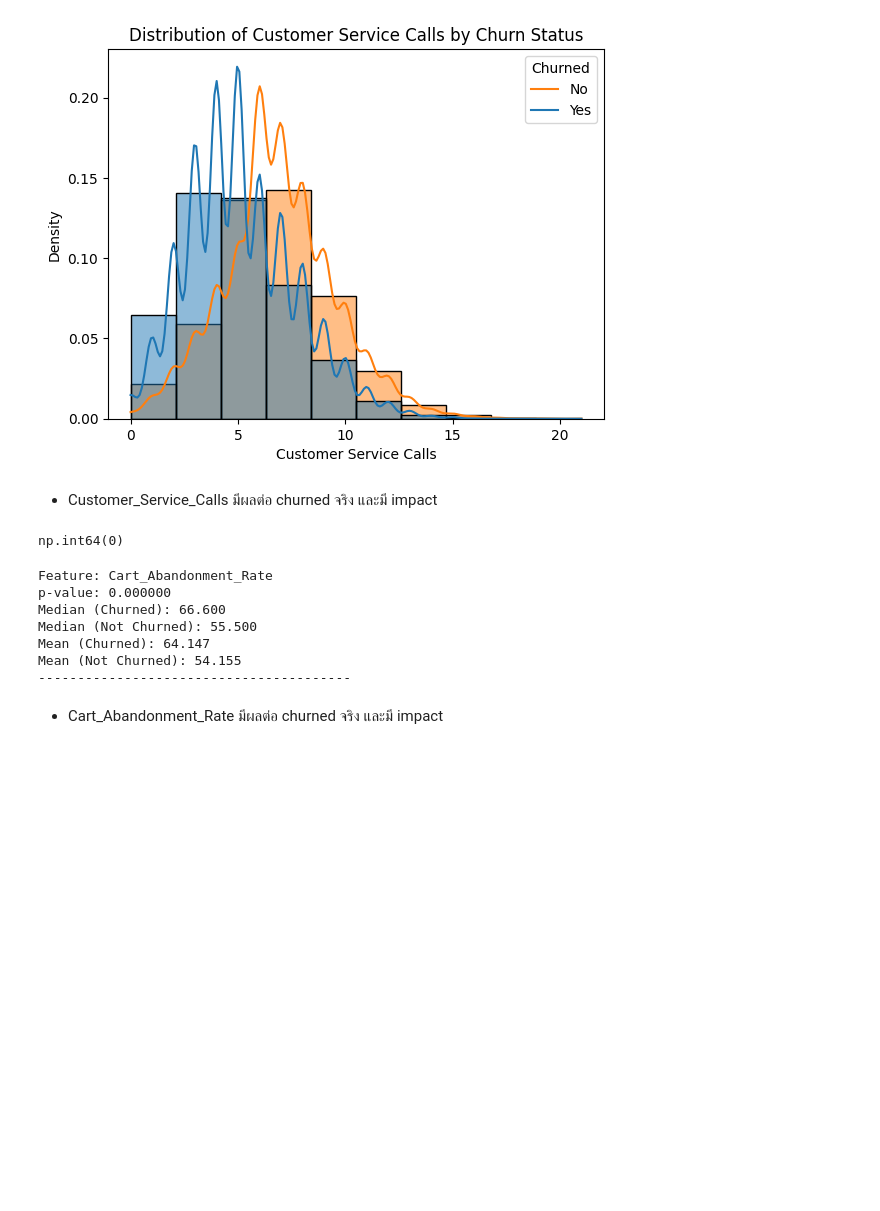
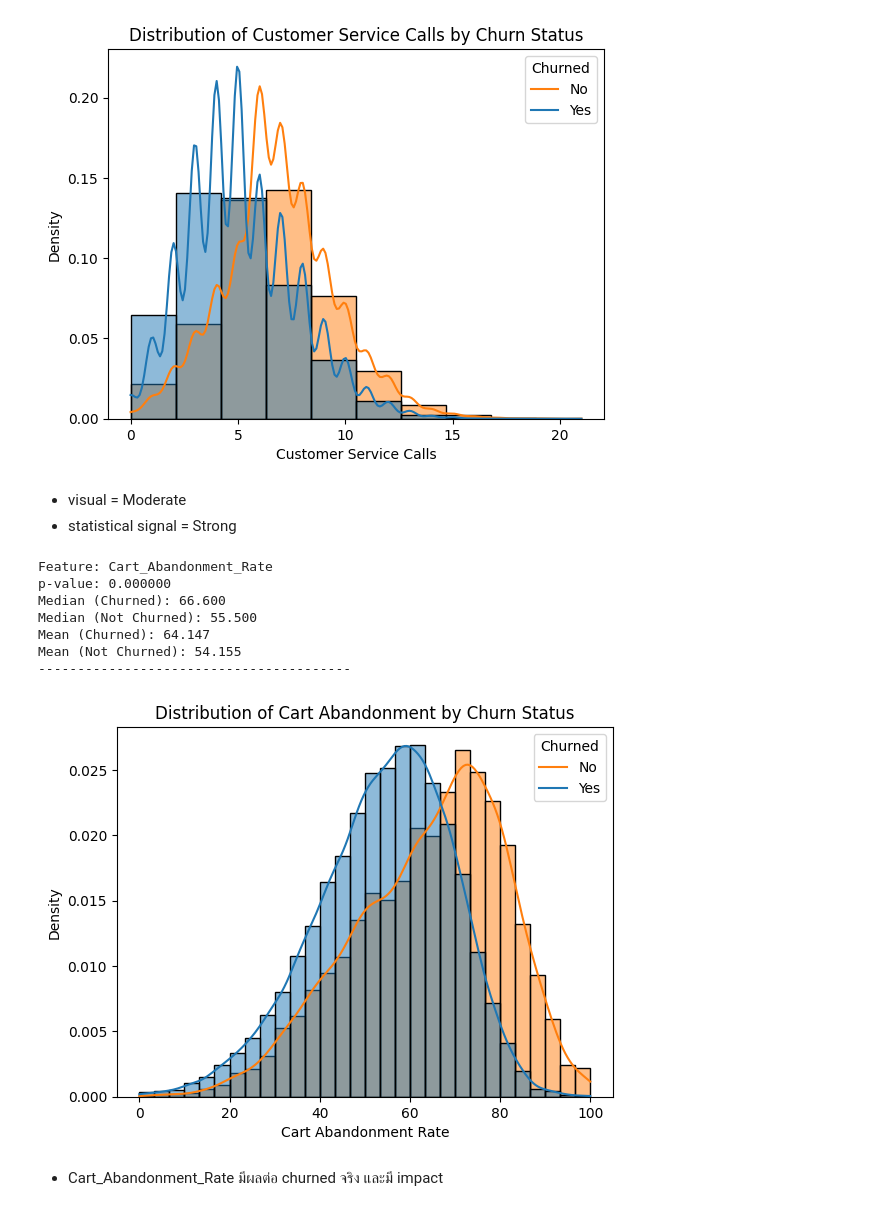
Before and after one commit to ppts2545/Eccommerce-Customer-Behavior-Dataset, a Jupyter notebook: notebooks/04_statistic/stat_1_numerical.ipynb, the cells around one changed output. Cells and saved outputs as stored; diff of their text form; code cells hidden in the pictures; blank space fills up the shorter version.

```diff
--- a/notebooks/04_statistic/stat_1_numerical.ipynb
+++ b/notebooks/04_statistic/stat_1_numerical.ipynb
@@ -57,11 +63,8 @@ plt.show()
 # %% [output]
 [figure]
 # %% [markdown]
-- Customer_Service_Calls มีผลต่อ churned จริง และมี impact
+- visual = Moderate
+- statistical signal = Strong
-# %%
-df["Cart_Abandonment_Rate"].isnull().sum()
-# %% [output]
-np.int64(0)
 # %%
 test_numerical_feature(df, "Cart_Abandonment_Rate")
 # %% [output]
@@ -72,6 +75,15 @@ Median (Not Churned): 55.500
 Mean (Churned): 64.147
 Mean (Not Churned): 54.155
 ----------------------------------------
+# %%
+sns.histplot(data=df, x="Cart_Abandonment_Rate", hue="Churned", kde=True, stat="density", common_norm=False, bins=30)
+plt.title("Distribution of Cart Abandonment by Churn Status")
+plt.xlabel("Cart Abandonment Rate")
+plt.ylabel("Density")
+plt.legend(title="Churned", labels=["No", "Yes"])
+plt.show()
+# %% [output]
+[figure, added]
 # %% [markdown]
 - Cart_Abandonment_Rate มีผลต่อ churned จริง และมี impact
 # %%
```
Also changed, not shown: parts of 9 cells of this notebook.
